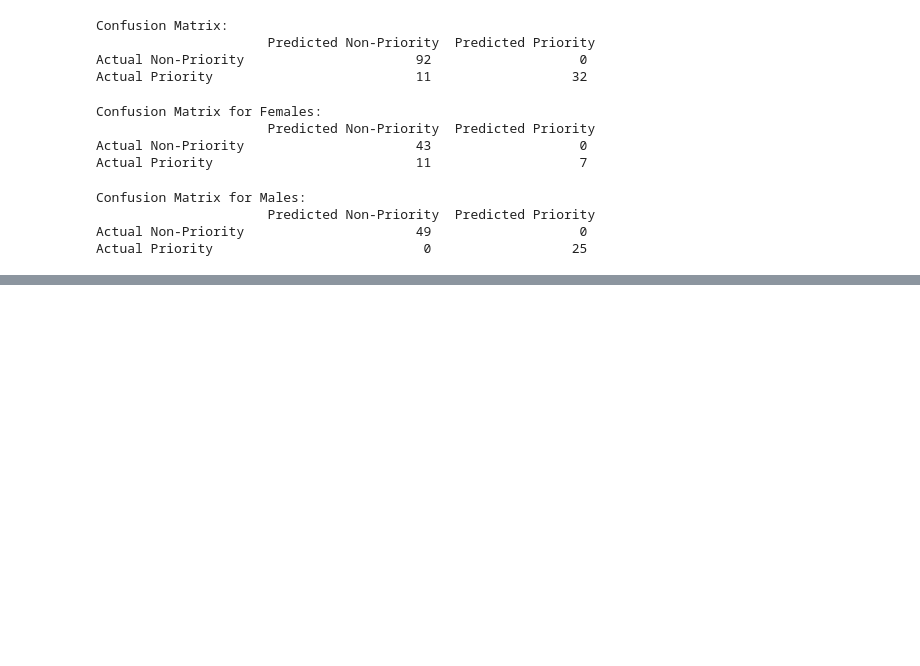
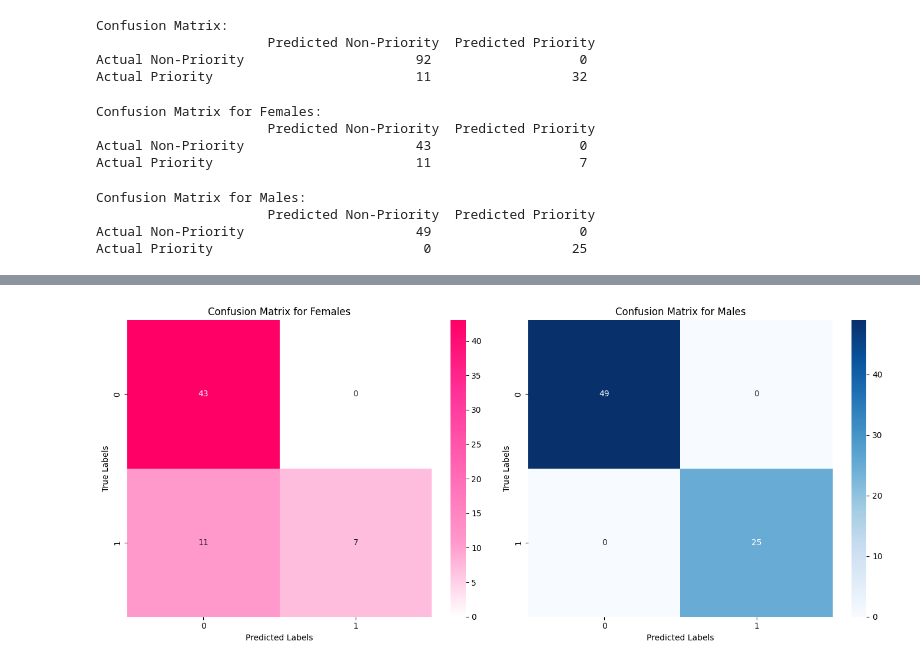
Before and after one commit to DanaMikulinsky/ethics_AI_project, a Jupyter notebook: train_and_evaluate_model.ipynb, the cells around one changed output, grey strips where cells are left out. Drawn from its saved outputs; the diff is of its cells as text; code cells hidden in the pictures; blank space fills up the shorter version.

```diff
--- a/train_and_evaluate_model.ipynb
+++ b/train_and_evaluate_model.ipynb
@@ -112,0 +190,20 @@ Actual Priority                           0                  25
+# %%
+# Confusion matrix by gender
+fig, axes = plt.subplots(1, 2, figsize=(14, 6))
+
+pink_colors = ["#ffffff", "#ff99cc", "#ff66b2", "#ff3399", "#ff0066"]
+pink_cmap = LinearSegmentedColormap.from_list("pink_cmap", pink_colors)
+sns.heatmap(conf_matrix_female, annot=True, fmt='d', cmap=pink_cmap, ax=axes[0])
+axes[0].set_title('Confusion Matrix for Females')
+axes[0].set_xlabel('Predicted Labels')
+axes[0].set_ylabel('True Labels')
+
+sns.heatmap(conf_matrix_male, annot=True, fmt='d', cmap='Blues', ax=axes[1])
+axes[1].set_title('Confusion Matrix for Males')
+axes[1].set_xlabel('Predicted Labels')
+axes[1].set_ylabel('True Labels')
+
+plt.tight_layout()
+plt.show()
+# %% [output]
+[figure, added]
```
Also changed, not shown: parts of 20 cells of this notebook.
